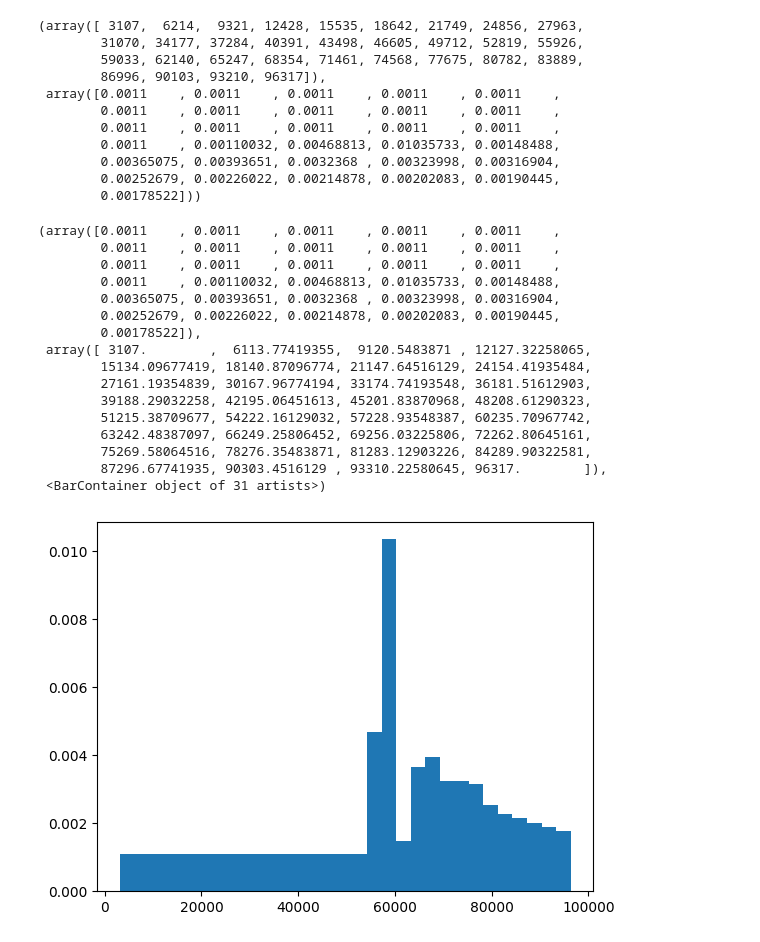
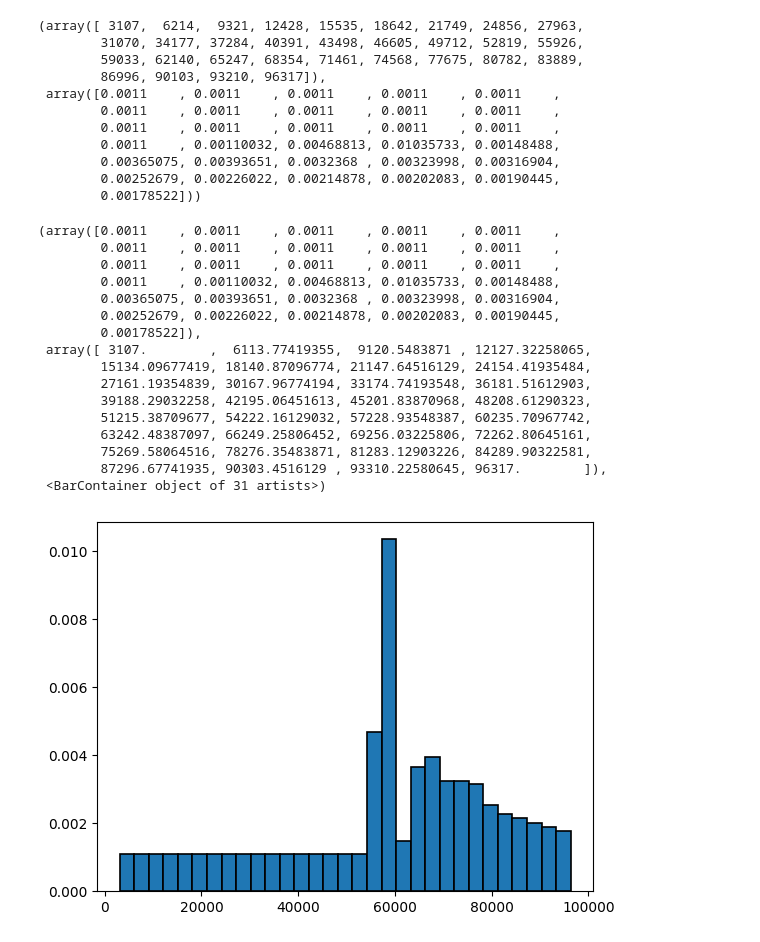
Before and after one commit to elcosas/SPAD_Regression_Research, a Jupyter notebook: notebooks/Testing.ipynb, the cells around one changed output. Saved outputs shown, nothing was run; the diff lists cells and outputs as text; code cells hidden in the pictures.

```diff
--- a/notebooks/Testing.ipynb
+++ b/notebooks/Testing.ipynb
@@ -112,22 +112,22 @@ bd1, tr1
         0.00252679, 0.00226022, 0.00214878, 0.00202083, 0.00190445,
         0.00178522]))
 # %%
-plt.hist(bd1, bins=len(bd1), weights=tr1)
+plt.hist(bd1, bins=len(bd1), weights=tr1, edgecolor='black', linewidth=1.2)
 # %% [output]
 (array([0.0011    , 0.0011    , 0.0011    , 0.0011    , 0.0011    ,
         0.0011    , 0.0011    , 0.0011    , 0.0011    , 0.0011    ,
         0.0011    , 0.0011    , 0.0011    , 0.0011    , 0.0011    ,
         0.0011    , 0.00110032, 0.00468813, 0.01035733, 0.00148488,
         0.00365075, 0.00393651, 0.0032368 , 0.00323998, 0.00316904,
         0.00252679, 0.00226022, 0.00214878, 0.00202083, 0.00190445,
         0.00178522]),
  array([ 3107.        ,  6113.77419355,  9120.5483871 , 12127.32258065,
         15134.09677419, 18140.87096774, 21147.64516129, 24154.41935484,
         27161.19354839, 30167.96774194, 33174.74193548, 36181.51612903,
         39188.29032258, 42195.06451613, 45201.83870968, 48208.61290323,
         51215.38709677, 54222.16129032, 57228.93548387, 60235.70967742,
         63242.48387097, 66249.25806452, 69256.03225806, 72262.80645161,
         75269.58064516, 78276.35483871, 81283.12903226, 84289.90322581,
         87296.67741935, 90303.4516129 , 93310.22580645, 96317.        ]),
  <BarContainer object of 31 artists>)
-[figure, old version]
+[figure, new version]
```
Also changed, not shown: parts of 2 cells of this notebook.
